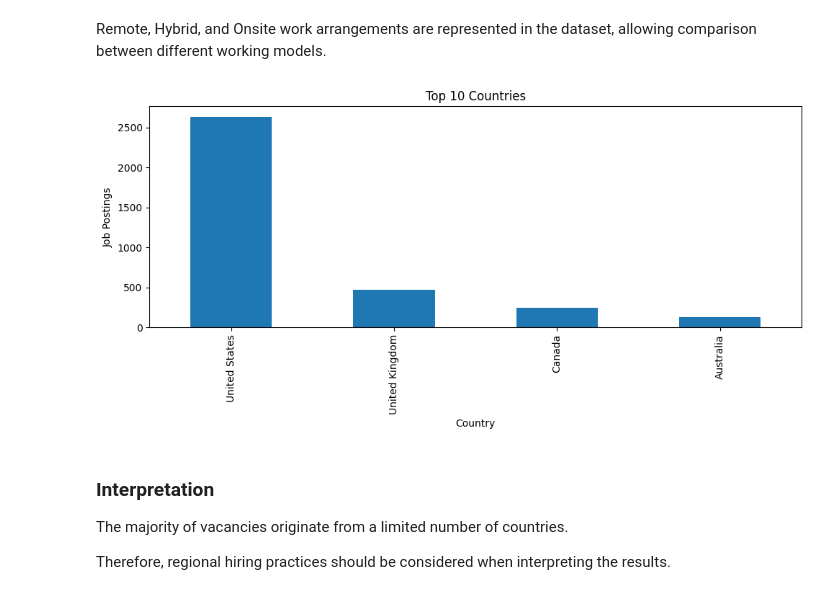
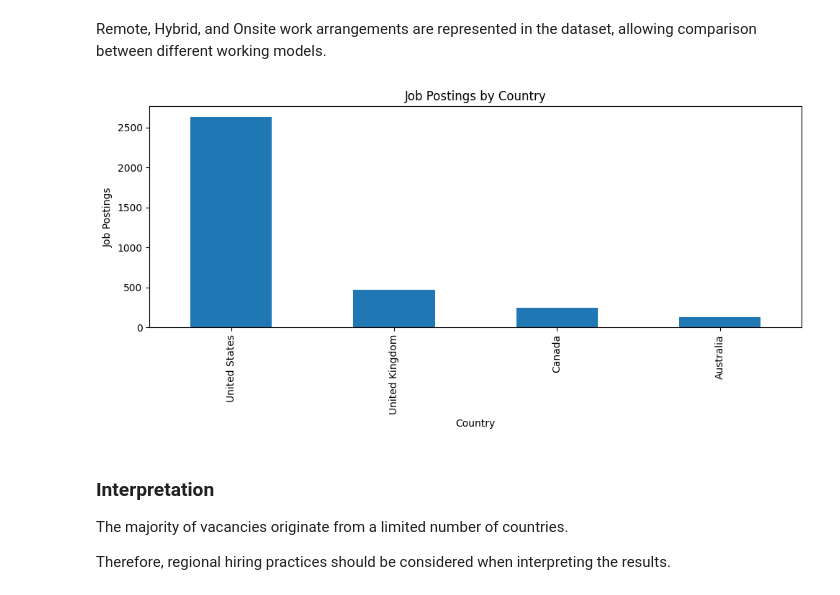
Before and after one commit to shvdkam/customer-behavior-sql-analysis, a Jupyter notebook: Are_Entry_Level_Data_Analyst_Jobs_Really_Entry_Level.ipynb, the cells around one changed output. Cells and saved outputs as stored; diff of their text form; code cells hidden in the pictures.

```diff
--- a/Are_Entry_Level_Data_Analyst_Jobs_Really_Entry_Level.ipynb
+++ b/Are_Entry_Level_Data_Analyst_Jobs_Really_Entry_Level.ipynb
@@ -48,8 +47,3 @@ Number of columns: 11
 | 2 | Business Systems Analyst `1 | Cook Medical | Bloomington, IN | https://www.linkedin.com/jobs/vie... | 2023-12-20 | Bloomington | United States | Mid senior | ... |
 | 3 | Senior VAT and Indirect Tax Analyst | Epic | Bloomington, IN | https://www.linkedin.com/jobs/vie... | 2023-12-20 | Bloomington | United States | Mid senior | ... |
 | 4 | Senior HRIS Analyst (Timekeeping ... | Nordson Corporation | Greater Bloomington Area | https://www.linkedin.com/jobs/vie... | 2023-12-20 | Bloomington | United States | Mid senior | ... |
-# %%
-if "job level" in df.columns:
-    df = df.rename(columns={"job level": "job_level"})
-
-df.columns.tolist()
@@ -206,3 +177,5 @@ The filter includes Data Analyst, BI Analyst, Business Intelligence Analyst, Rep
+# %%
+jobs = jobs.rename(columns={"job level": "job_level"})
 # %%
 jobs["job_level"].value_counts()
 # %% [output]
@@ -328,20 +301,20 @@ plt.show()
 # %% [markdown]
 Remote, Hybrid, and Onsite work arrangements are represented in the dataset, allowing comparison between different working models.
 # %%
-top_countries = analyst_jobs["search_country"].value_counts().head(10)
+top_countries = analyst_jobs["search_country"].value_counts()
 
 top_countries.plot(
     kind="bar",
     figsize=(10,5)
 )
 
-plt.title("Top 10 Countries")
+plt.title("Job Postings by Country")
 plt.xlabel("Country")
 plt.ylabel("Job Postings")
 plt.tight_layout()
 plt.show()
 # %% [output]
-[figure, old version]
+[figure, new version]
 # %% [markdown]
 ### Interpretation
 
```
Also changed, not shown: parts of 26 cells of this notebook.
